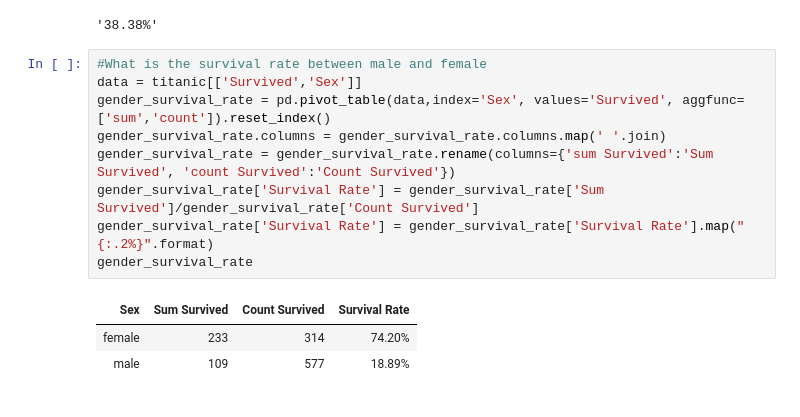
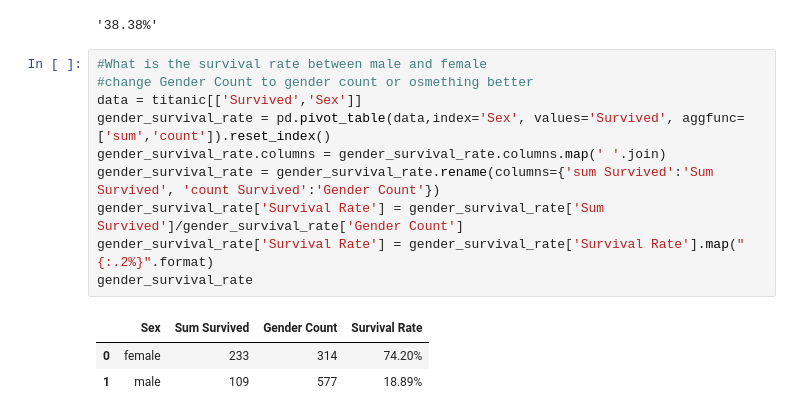
Before and after one commit to mrnguyener21/titanic_analysis, a Jupyter notebook: titanic.ipynb, the cells around one changed output. Drawn from its saved outputs; the diff is of its cells as text.

```diff
--- a/titanic.ipynb
+++ b/titanic.ipynb
@@ -62,17 +62,18 @@ titanic_survival_rate_percentage
 '38.38%'
 # %%
 #What is the survival rate between male and female
+#change Gender Count to gender count or osmething better
 data = titanic[['Survived','Sex']]
 gender_survival_rate = pd.pivot_table(data,index='Sex', values='Survived', aggfunc=['sum','count']).reset_index()
 gender_survival_rate.columns = gender_survival_rate.columns.map(' '.join)
-gender_survival_rate = gender_survival_rate.rename(columns={'sum Survived':'Sum Survived', 'count Survived':'Count Survived'})
-gender_survival_rate['Survival Rate'] = gender_survival_rate['Sum Survived']/gender_survival_rate['Count Survived']
+gender_survival_rate = gender_survival_rate.rename(columns={'sum Survived':'Sum Survived', 'count Survived':'Gender Count'})
+gender_survival_rate['Survival Rate'] = gender_survival_rate['Sum Survived']/gender_survival_rate['Gender Count']
 gender_survival_rate['Survival Rate'] = gender_survival_rate['Survival Rate'].map("{:.2%}".format)
 gender_survival_rate
 # %% [output]
-| Sex | Sum Survived | Count Survived | Survival Rate |
-| female | 233 | 314 | 74.20% |
-| male | 109 | 577 | 18.89% |
+|  | Sex | Sum Survived | Gender Count | Survival Rate |
+| 0 | female | 233 | 314 | 74.20% |
+| 1 | male | 109 | 577 | 18.89% |
 # %%
 #of the survivors, how many were underage(18) including the split between gender and their corresponding survival rate
 data = titanic[['Survived','Sex']]
```
Also changed, not shown: parts of 6 cells of this notebook.
